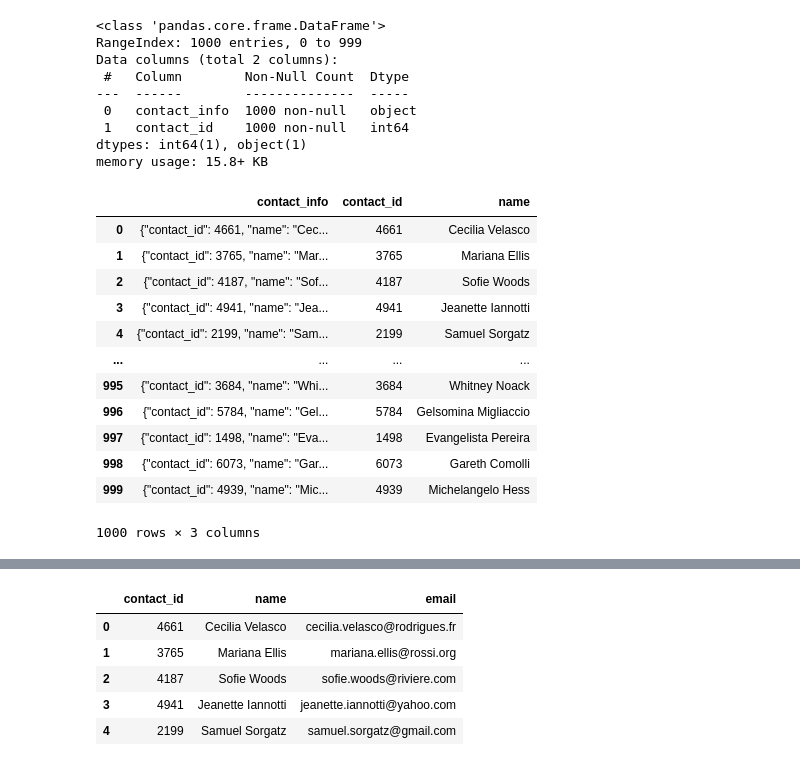
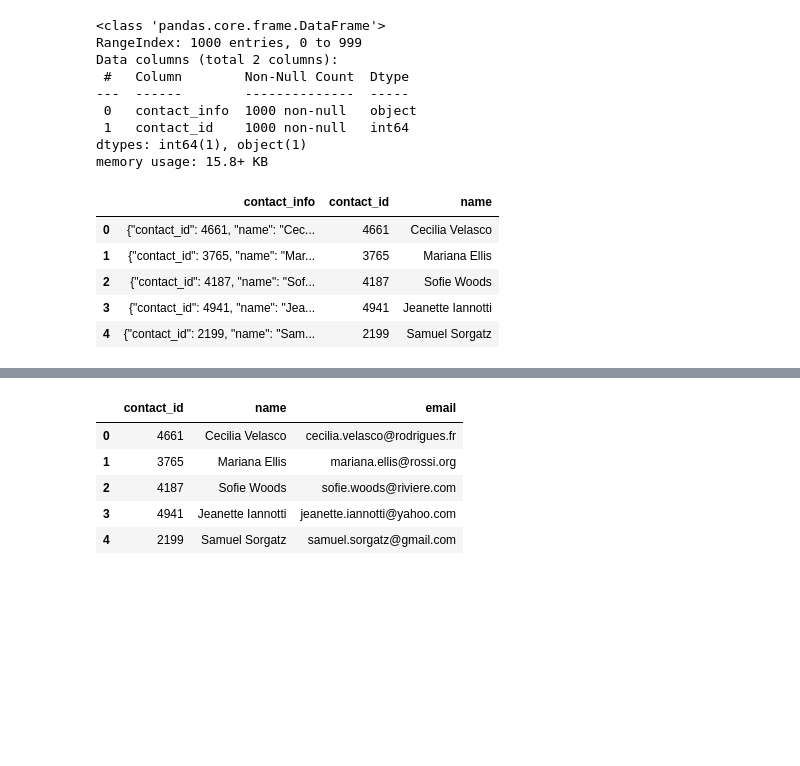
Before and after one commit to rfe123/umn_data_project_002, a Jupyter notebook: ETL_Mini_Project_Starter_Code.ipynb, the cells around one changed output, grey strips where cells are left out. Saved outputs shown, nothing was run; the diff lists cells and outputs as text; code cells hidden in the pictures; blank space fills up the shorter version.

```diff
--- a/ETL_Mini_Project_Starter_Code.ipynb
+++ b/ETL_Mini_Project_Starter_Code.ipynb
@@ -329,6 +334,10 @@ print(dict_values)
 # %%
 # Create a contact_info DataFrame and add each list of values, i.e., each row
 # to the 'contact_id', 'name', 'email' columns.
+
+contact_info_df=pd.DataFrame(dict_values)
+contact_info_df.columns=['contact_id', 'name', 'email']
+contact_info_df.head()
 # %% [output]
 |  | contact_id | name | email |
 | 0 | 4661 | Cecilia Velasco | cecilia.velasco@rodrigues.fr |
@@ -351,7 +361,10 @@ dtypes: int64(1), object(2)
 memory usage: 23.6+ KB
 # %%
 # Create a "first"name" and "last_name" column with the first and last names from the "name" column.
-
-
+contact_info_df
+contact_info_df_split_columns = contact_info_df['name'].str.split(' ', n=1, expand=True)
+contact_info_df_split_columns.columns = ['first name', 'last name']
+contact_info_df = pd.concat([contact_info_df, contact_info_df_split_columns], axis=1)
+contact_info_df.head()
 # Drop the contact_name column
 # %% [output]
@@ -411,9 +417,9 @@ contact_info_df_copy.head()
 | 4 | {"contact_id": 2199, "name": "Sam... |
 # %%
 # Extract the four-digit contact ID number.
-#contact_id_df=contact_info_df_copy['contact_id'] = contact_info_df_copy['contact_info'].str.extract(r'"contact_id": (\d{4})')
-
-contact_info_df.head()
+contact_info_df_copy['contact_id'] = contact_info_df_copy['contact_info'].str.extract(r'"contact_id": (\d{4})')
+contact_info_df_copy.head()
+#contact_info_df.head()
 # %% [output]
 |  | contact_info | contact_id |
 | 0 | {"contact_id": 4661, "name": "Cec... | 4661 |
@@ -436,6 +442,8 @@ dtypes: object(2)
 memory usage: 15.8+ KB
 # %%
 # Convert the "contact_id" column to an int64 data type.
+contact_info_df_copy['contact_id'] = contact_info_df_copy['contact_id'].astype('int64')
+contact_info_df_copy.info()
 # %% [output]
 <class 'pandas.core.frame.DataFrame'>
 RangeIndex: 1000 entries, 0 to 999
@@ -448,20 +456,14 @@ dtypes: int64(1), object(1)
 memory usage: 15.8+ KB
 # %%
 # Extract the name of the contact and add it to a new column.
-#r'\b[A-Za-z]+
+contact_info_df_copy['name'] = contact_info_df_copy['contact_info'].str.extract(r'"name": "(\w+\s\w+)')
+contact_info_df_copy.head()
 # %% [output]
 |  | contact_info | contact_id | name |
 | 0 | {"contact_id": 4661, "name": "Cec... | 4661 | Cecilia Velasco |
 | 1 | {"contact_id": 3765, "name": "Mar... | 3765 | Mariana Ellis |
 | 2 | {"contact_id": 4187, "name": "Sof... | 4187 | Sofie Woods |
 | 3 | {"contact_id": 4941, "name": "Jea... | 4941 | Jeanette Iannotti |
 | 4 | {"contact_id": 2199, "name": "Sam... | 2199 | Samuel Sorgatz |
-| ... | ... | ... | ... |
-| 995 | {"contact_id": 3684, "name": "Whi... | 3684 | Whitney Noack |
-| 996 | {"contact_id": 5784, "name": "Gel... | 5784 | Gelsomina Migliaccio |
-| 997 | {"contact_id": 1498, "name": "Eva... | 1498 | Evangelista Pereira |
-| 998 | {"contact_id": 6073, "name": "Gar... | 6073 | Gareth Comolli |
-| 999 | {"contact_id": 4939, "name": "Mic... | 4939 | Michelangelo Hess |
-1000 rows × 3 columns
 # %%
 # Extract the email from the contacts and add the values to a new column.
```
Also changed, not shown: parts of 8 cells of this notebook, 1 other file.
